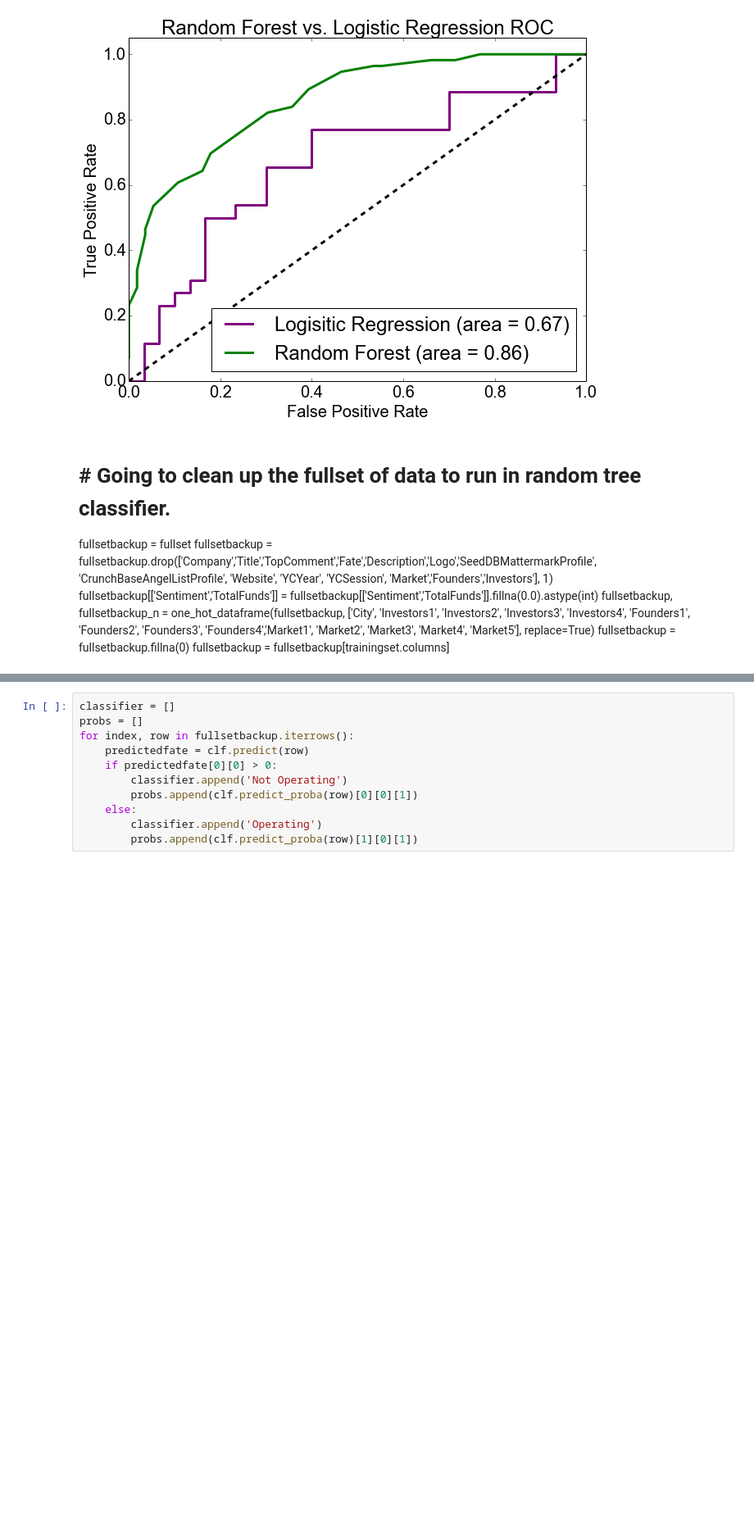
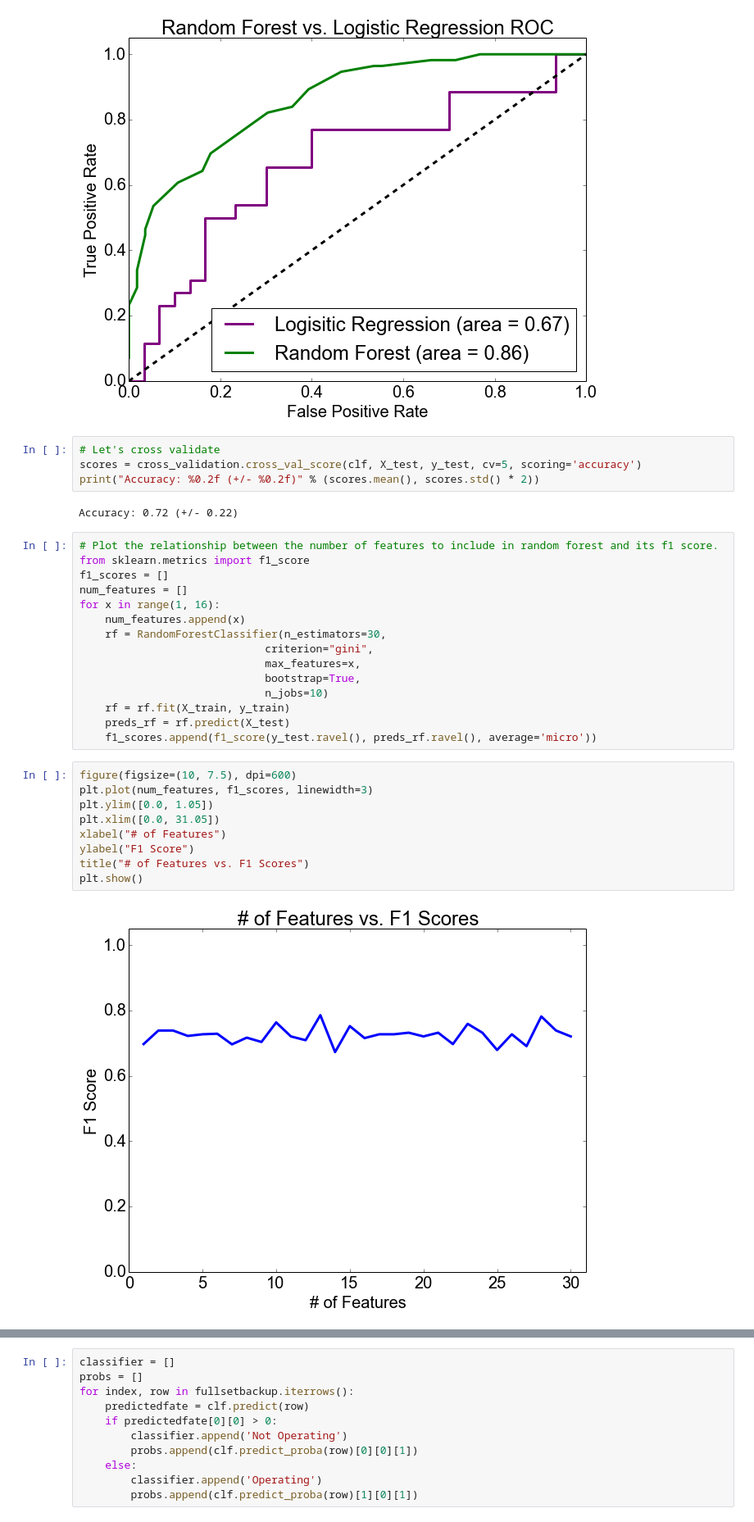
Before and after one commit to ajitpasayat/YC-HN-Startup-Success, a Jupyter notebook: iPythonNotebooks/StartupRandomForest.ipynb, the cells around one changed output, grey strips where cells are left out. Shown at 82% size. Drawn from its saved outputs; the diff is of its cells as text; blank space fills up the shorter version.

```diff
--- a/iPythonNotebooks/StartupRandomForest.ipynb
+++ b/iPythonNotebooks/StartupRandomForest.ipynb
@@ -220,16 +221,35 @@ plt.savefig('../Figures/ROCCurveLRsRF.png')
 plt.show()
 # %% [output]
 [figure]
-# %% [markdown]
-# # Going to clean up the fullset of data to run in random tree classifier.
-fullsetbackup = fullset
-fullsetbackup = fullsetbackup.drop(['Company','Title','TopComment','Fate','Description','Logo','SeedDBMattermarkProfile',
-                              'CrunchBaseAngelListProfile', 'Website', 'YCYear', 'YCSession',
-                              'Market','Founders','Investors'], 1)
-fullsetbackup[['Sentiment','TotalFunds']] = fullsetbackup[['Sentiment','TotalFunds']].fillna(0.0).astype(int)
-fullsetbackup, fullsetbackup_n = one_hot_dataframe(fullsetbackup, ['City', 'Investors1', 'Investors2',
-                                                                   'Investors3', 'Investors4', 'Founders1', 'Founders2',
-                                                                   'Founders3', 'Founders4','Market1', 'Market2', 'Market3',
-                                                                   'Market4', 'Market5'], replace=True)
-fullsetbackup = fullsetbackup.fillna(0)
-fullsetbackup = fullsetbackup[trainingset.columns]
+# %%
+# Let's cross validate
+scores = cross_validation.cross_val_score(clf, X_test, y_test, cv=5, scoring='accuracy')
+print("Accuracy: %0.2f (+/- %0.2f)" % (scores.mean(), scores.std() * 2))
+# %% [output]
+Accuracy: 0.72 (+/- 0.22)
+# %%
+# Plot the relationship between the number of features to include in random forest and its f1 score.
+from sklearn.metrics import f1_score
+f1_scores = []
+num_features = []
+for x in range(1, 16):
+    num_features.append(x)
+    rf = RandomForestClassifier(n_estimators=30,
+                             criterion="gini",
+                             max_features=x,
+                             bootstrap=True,
+                             n_jobs=10)
+    rf = rf.fit(X_train, y_train)
+    preds_rf = rf.predict(X_test)
+    f1_scores.append(f1_score(y_test.ravel(), preds_rf.ravel(), average='micro'))
+# %%
+figure(figsize=(10, 7.5), dpi=600)
+plt.plot(num_features, f1_scores, linewidth=3)
+plt.ylim([0.0, 1.05])
+plt.xlim([0.0, 31.05])
+xlabel("# of Features")
+ylabel("F1 Score")
+title("# of Features vs. F1 Scores")
+plt.show()
+# %% [output]
+[figure, added]
```
Also changed, not shown: parts of 3 cells of this notebook, 3 other files.
